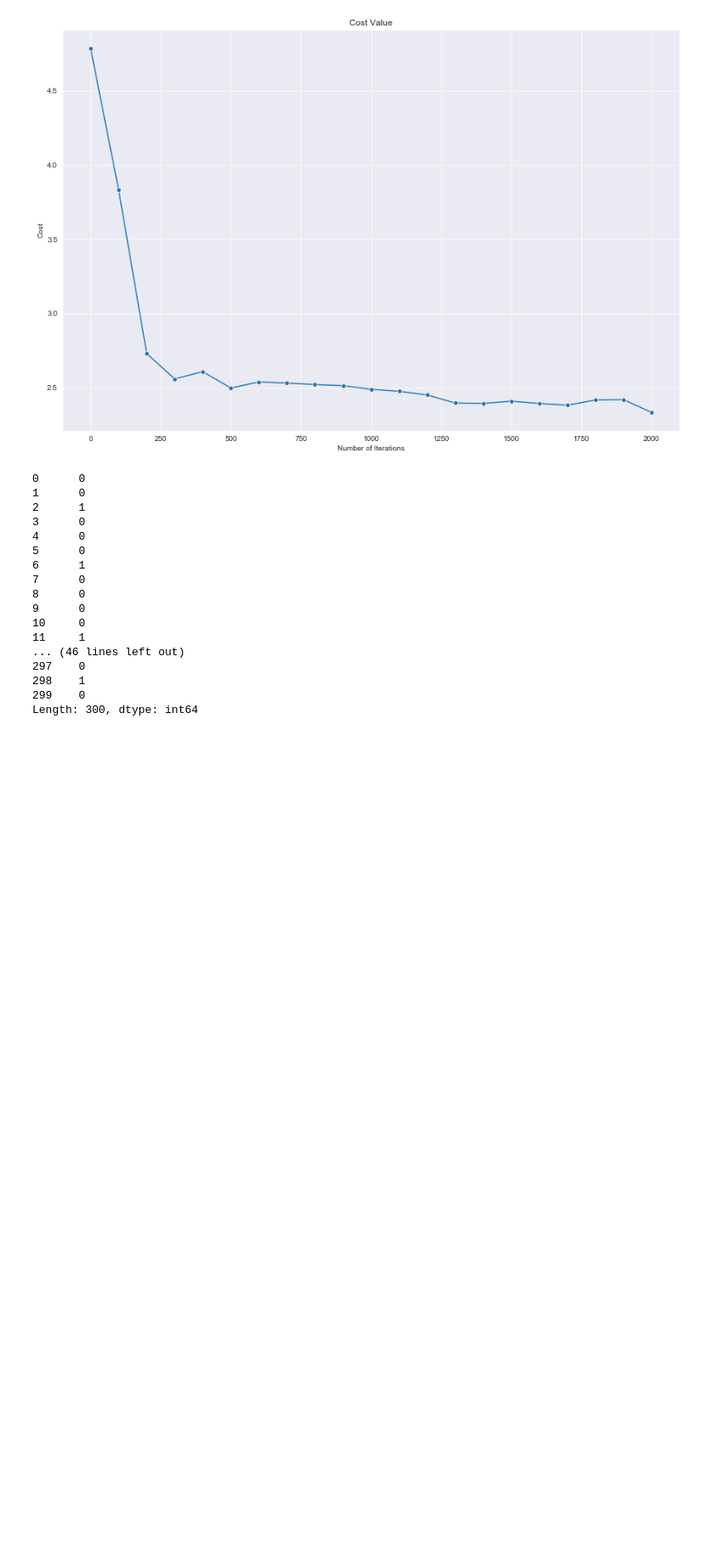
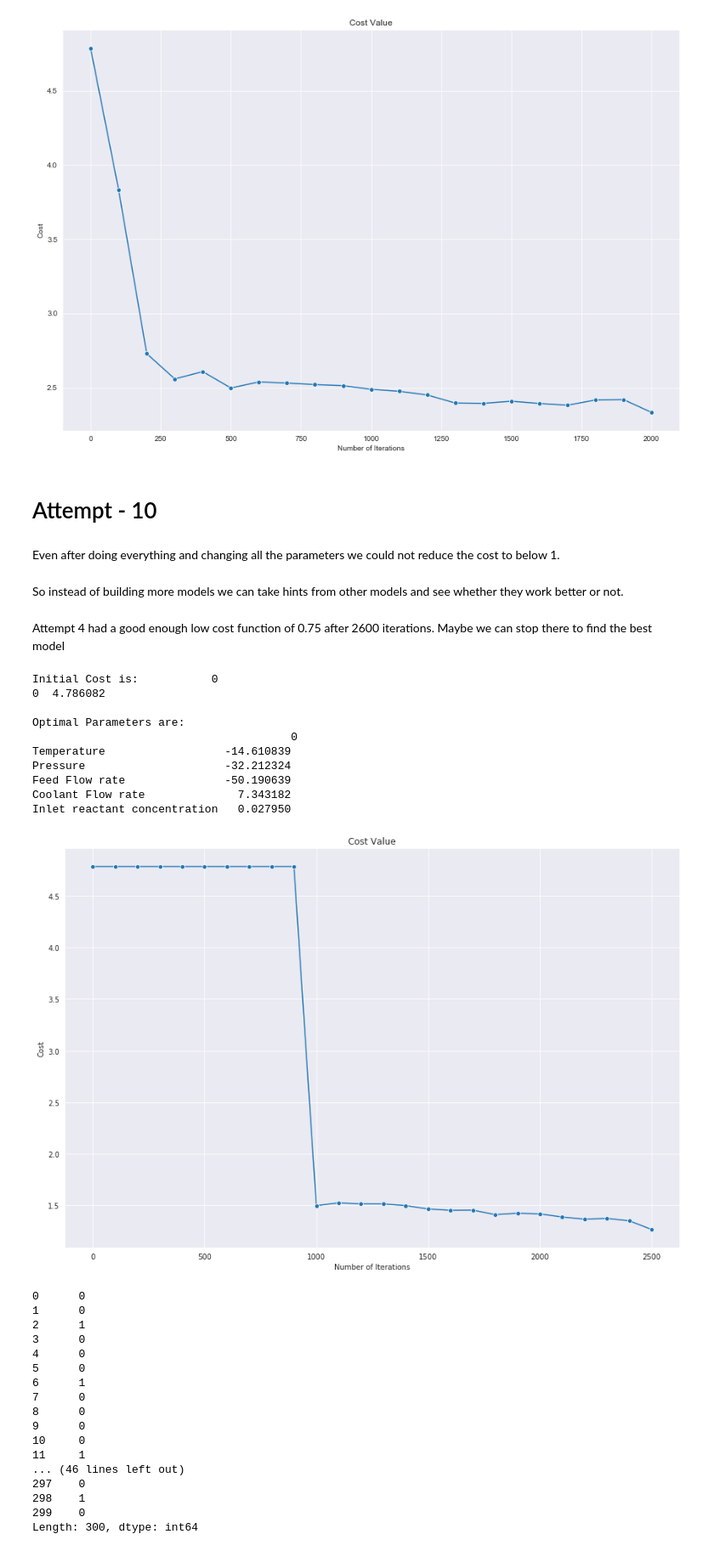
Before and after one commit to Bakli18/MFDS-Project-Question-2, a Jupyter notebook: Question2.ipynb, the cells around one changed output. Shown at 85% size. Saved outputs shown, nothing was run; the diff lists cells and outputs as text; code cells hidden in the pictures; blank space fills up the shorter version.

```diff
--- a/Question2.ipynb
+++ b/Question2.ipynb
@@ -529,4 +529,56 @@ Feed Flow rate               -1.288645
 Coolant Flow rate             0.217104
 Inlet reactant concentration -0.602902
 [figure]
+# %% [markdown]
+# Attempt - 10
+# %% [markdown]
+Even after doing everything and changing all the parameters we could not reduce the cost to below 1.
+# %% [markdown]
+So instead of building more models we can take hints from other models and see whether they work better or not.
+# %% [markdown]
+Attempt 4 had
+a good enough low cost function of 0.75 after 2600 iterations. Maybe we can stop there to find the best model
+# %%
+n = 5
+params = np.array((600,0,100,2000,0.4) , dtype = 'float64').reshape(5 , 1)
+
+iterations = 2600
+learning_rate = 0.003
+
+initial_cost = compute_cost(X_train, y_train, params)
+
+print("Initial Cost is: {} \n".format(initial_cost))
+
+(cost_history, params_optimal) = gradient_descent(X_train, y_train, params, learning_rate, iterations)
+
+print("Optimal Parameters are: \n", params_optimal, "\n")
+
+cost= []
+for i in np.arange((len(cost_history))):
+    if(i%100 == 0):
+        cost.append(cost_history[i][0])
+#cost_history[0][0]
+cost = pd.Series(cost)
+
+cost
+f = plt.figure(figsize=(15, 10))
+gs = f.add_gridspec(1, 1)
+with sns.axes_style("darkgrid"):
+    ax = f.add_subplot(gs[0, 0])
+    sns.lineplot(x = np.arange(0 ,2600 , 100 ) , y = cost , linestyle = '--' , marker = 'o')
+    plt.title("Cost Value")
+    plt.xlabel("Number of Iterations")
+    plt.ylabel("Cost")
+# %% [output]
+Initial Cost is:           0
+0  4.786082
+
+Optimal Parameters are:
+                                       0
+Temperature                  -14.610839
+Pressure                     -32.212324
+Feed Flow rate               -50.190639
+Coolant Flow rate              7.343182
+Inlet reactant concentration   0.027950
+[figure, added]
 # %%
```
Also changed, not shown: parts of 19 cells of this notebook.
